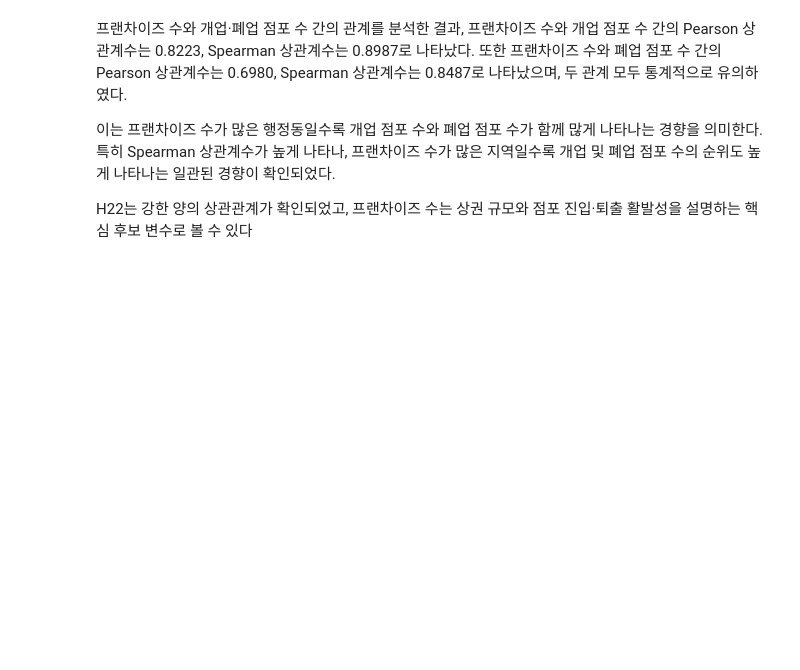
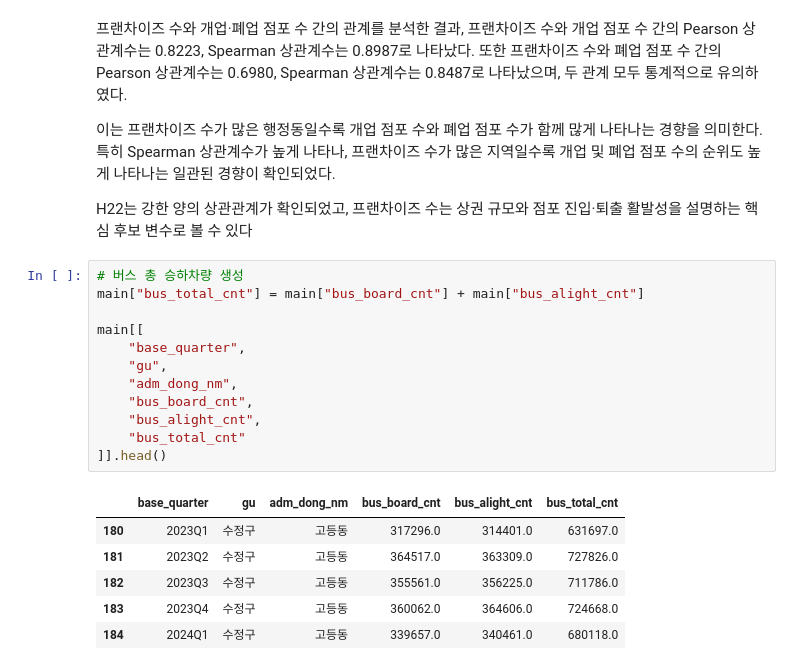
Before and after one commit to bulsajo1/final_project, a Jupyter notebook: Jiryun/통계_검정.ipynb, the cells around one changed output. Drawn from its saved outputs; the diff is of its cells as text; blank space fills up the shorter version.

```diff
--- a/Jiryun/통계_검정.ipynb
+++ b/Jiryun/통계_검정.ipynb
@@ -2850,3 +2896,22 @@ display(h22_result_df)
 이는 프랜차이즈 수가 많은 행정동일수록 개업 점포 수와 폐업 점포 수가 함께 많게 나타나는 경향을 의미한다. 특히 Spearman 상관계수가 높게 나타나, 프랜차이즈 수가 많은 지역일수록 개업 및 폐업 점포 수의 순위도 높게 나타나는 일관된 경향이 확인되었다.
 
 H22는 강한 양의 상관관계가 확인되었고, 프랜차이즈 수는 상권 규모와 점포 진입·퇴출 활발성을 설명하는 핵심 후보 변수로 볼 수 있다
+# %%
+# 버스 총 승하차량 생성
+main["bus_total_cnt"] = main["bus_board_cnt"] + main["bus_alight_cnt"]
+
+main[[
+    "base_quarter",
+    "gu",
+    "adm_dong_nm",
+    "bus_board_cnt",
+    "bus_alight_cnt",
+    "bus_total_cnt"
+]].head()
+# %% [output]
+|  | base_quarter | gu | adm_dong_nm | bus_board_cnt | bus_alight_cnt | bus_total_cnt |
+| 180 | 2023Q1 | 수정구 | 고등동 | 317296.0 | 314401.0 | 631697.0 |
+| 181 | 2023Q2 | 수정구 | 고등동 | 364517.0 | 363309.0 | 727826.0 |
+| 182 | 2023Q3 | 수정구 | 고등동 | 355561.0 | 356225.0 | 711786.0 |
+| 183 | 2023Q4 | 수정구 | 고등동 | 360062.0 | 364606.0 | 724668.0 |
+| 184 | 2024Q1 | 수정구 | 고등동 | 339657.0 | 340461.0 | 680118.0 |
```
Also changed, not shown: parts of 33 cells of this notebook, 6 other files.
